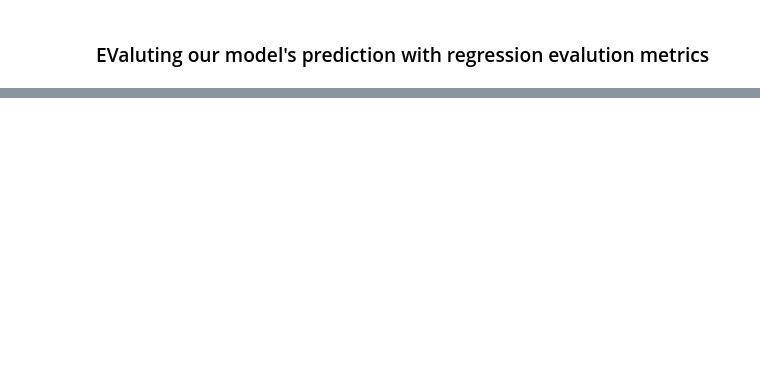
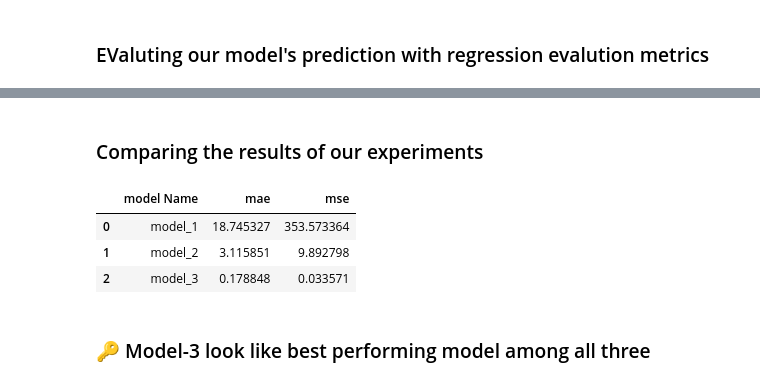
Before and after one commit to RD191295/Tensorflow_Tutorials, a Jupyter notebook: 01_nerual_network_regression_in_tensorflow.ipynb, the cells around one changed output, grey strips where cells are left out. Saved outputs shown, nothing was run; the diff lists cells and outputs as text; code cells hidden in the pictures; blank space fills up the shorter version.

```diff
--- a/01_nerual_network_regression_in_tensorflow.ipynb
+++ b/01_nerual_network_regression_in_tensorflow.ipynb
@@ -381,0 +556,21 @@ def mse(y_true, y_pred):
+# %% [markdown]
+### Comparing the results of our experiments
+# %%
+# Let's compare our mode's results using a pandas DataFrame
+
+import pandas as pd
+
+model_results = [["model_1", mae_1.numpy() , mse_1.numpy()],
+                 ["model_2", mae_2.numpy(), mse_2.numpy()],
+                 ["model_3", mae_3.numpy(), mse_3.numpy()]
+                 ]
+
+all_results = pd.DataFrame(model_results, columns=["model Name","mae","mse"])
+all_results
+# %% [output]
+|  | model Name | mae | mse |
+| 0 | model_1 | 18.745327 | 353.573364 |
+| 1 | model_2 | 3.115851 | 9.892798 |
+| 2 | model_3 | 0.178848 | 0.033571 |
+# %% [markdown]
+### 🔑 Model-3 look like best performing model among all three
```
Also changed, not shown: parts of 23 cells of this notebook.
